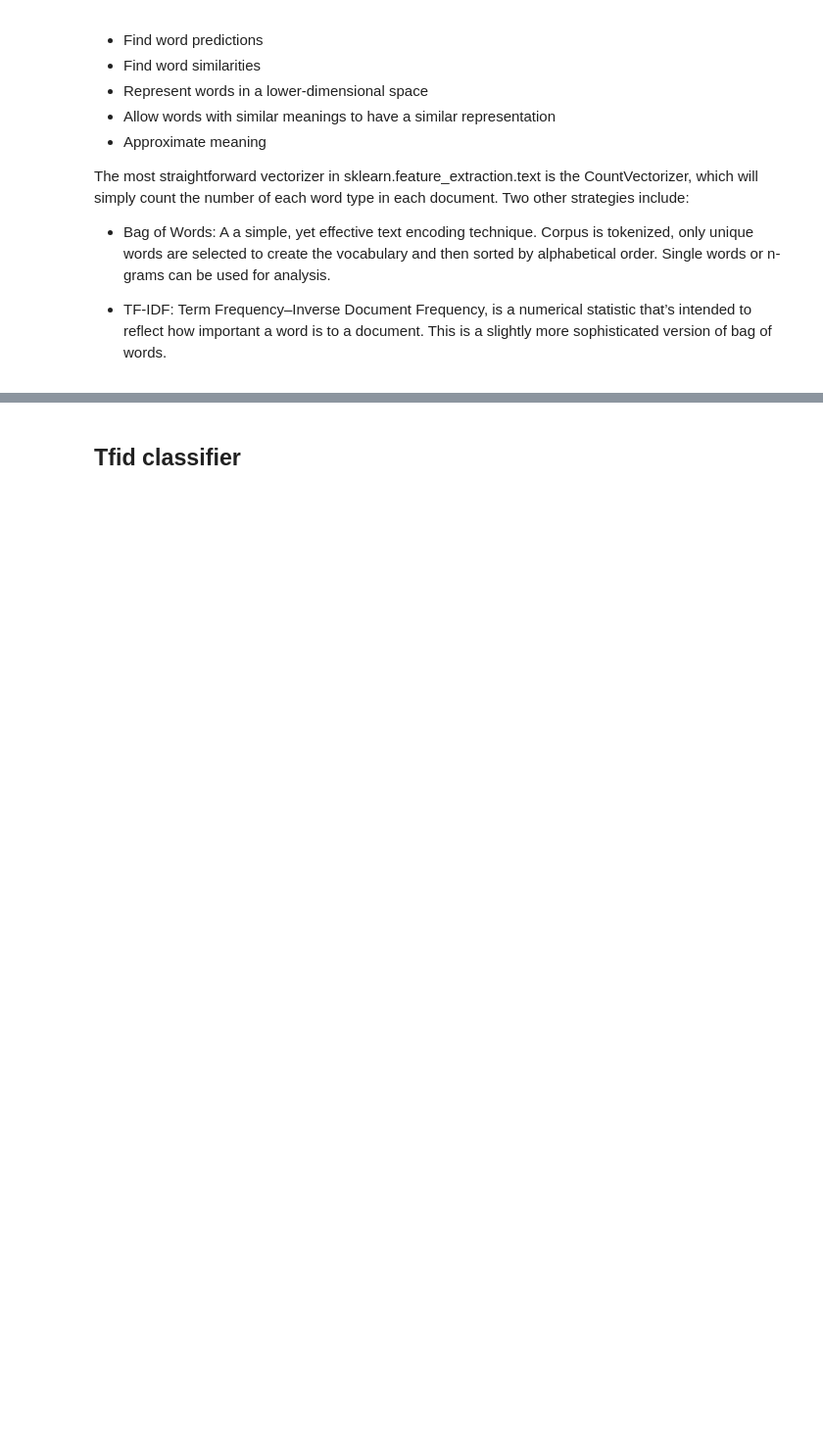
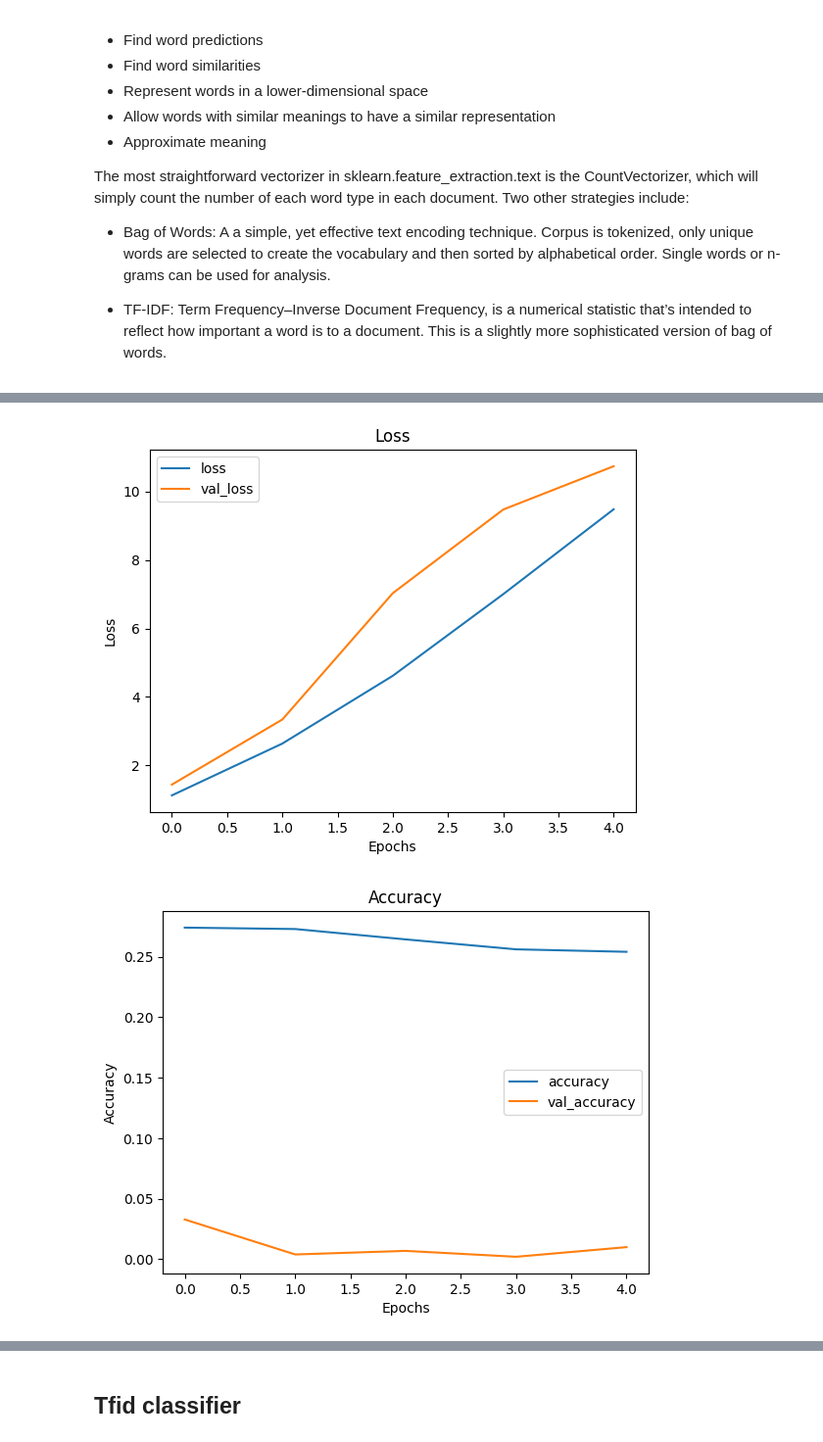
Before and after one commit to slowings/NLP_identifying_trolls, a Jupyter notebook: NLP_identifying_trolls.ipynb, the cells around one changed output, grey strips where cells are left out. Shown at 98% size. Cells and saved outputs as stored; diff of their text form; code cells hidden in the pictures; blank space fills up the shorter version.

```diff
--- a/NLP_identifying_trolls.ipynb
+++ b/NLP_identifying_trolls.ipynb
@@ -171,6 +172,6 @@ y_test = test_labels.drop('id', axis=1)
 # %%
 #Train test split
-X_train_1, X_test_2, y_train_1, y_test_2 = train_test_split(X_train, y_train,
+X_train_1, X_test, y_train_1, y_test = train_test_split(Xtrain, ytrain,
                                                     test_size=0.15, random_state=42)
 # %%
  # Val split *Validation data abels for the test data could not be used per Kaggle "value of -1 indicates it was not used for scoring; (Note: file added after competition close!)"
@@ -390,0 +400,46 @@ model_3.compile(loss='categorical_crossentropy', optimizer='adam', metrics=['acc
+# %%
+def visualize_results(results, y_test=y_test):
+  """
+  input results of model fitting.
+  output loss and accuracy curves, and confusion matrix
+  """
+
+  history = results.history
+  plt.figure()
+  plt.plot(history['loss'])
+  plt.plot(history['val_loss'])
+  plt.legend(['loss', 'val_loss'])
+  plt.title('Loss')
+  plt.xlabel('Epochs')
+  plt.ylabel('Loss')
+  plt.show()
+
+  plt.figure()
+  plt.plot(history['accuracy'])
+  plt.plot(history['val_accuracy'])
+  plt.legend(['accuracy', 'val_accuracy'])
+  plt.title('Accuracy')
+  plt.xlabel('Epochs')
+  plt.ylabel('Accuracy')
+  plt.show()
+
+
+# Check final metrics
+  train_loss, train_acc= model.evaluate(Xtrain_cv1, y_train)
+  test_loss, test_acc= model.evaluate(Xtest_cv1, y_test)
+
+  print('------------------------------')
+
+
+  print(f'Train Loss: {train_loss}')
+  print(f'Train Acc: {train_acc}')
+
+  print('------------------------------')
+
+  print(f'Test Loss: {test_loss}')
+  print(f'Test Acc: {test_acc}')
+# %%
+visualize_results(history)
+# %% [output]
+[figure, added]
+[figure, added]
```
Also changed, not shown: parts of 49 cells of this notebook.
